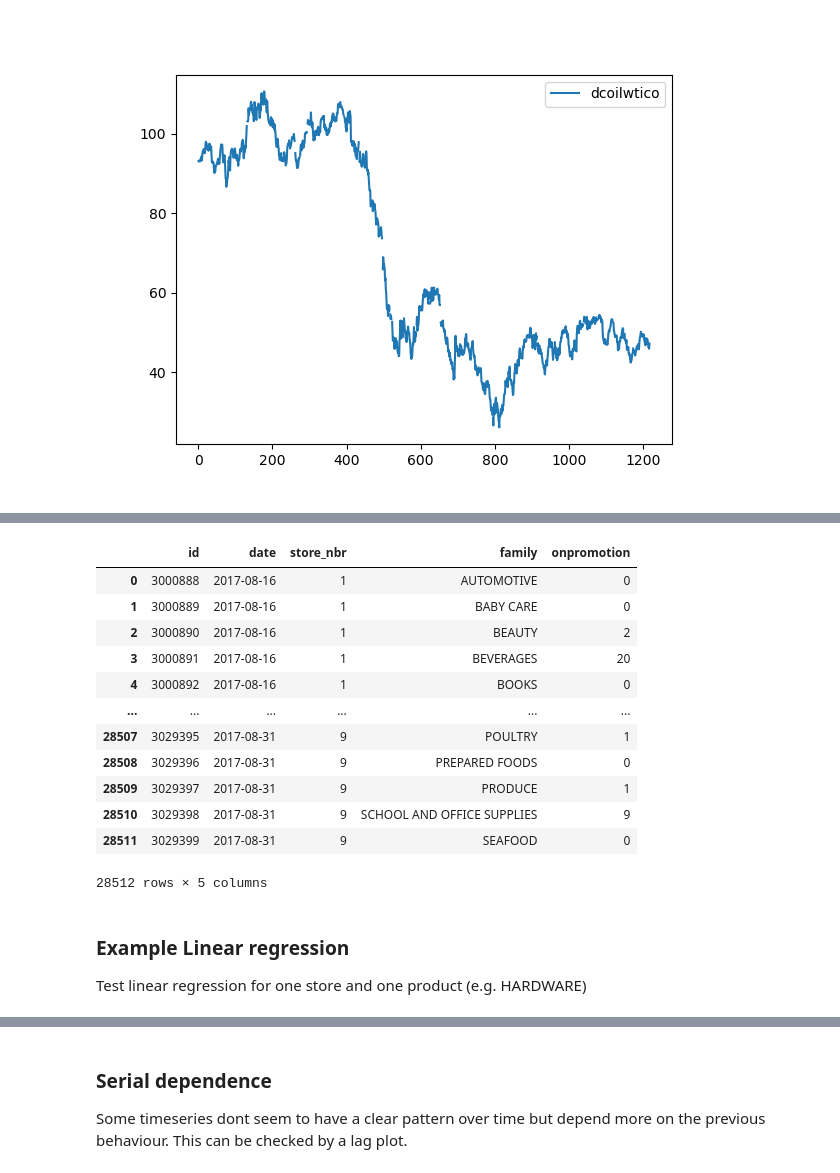
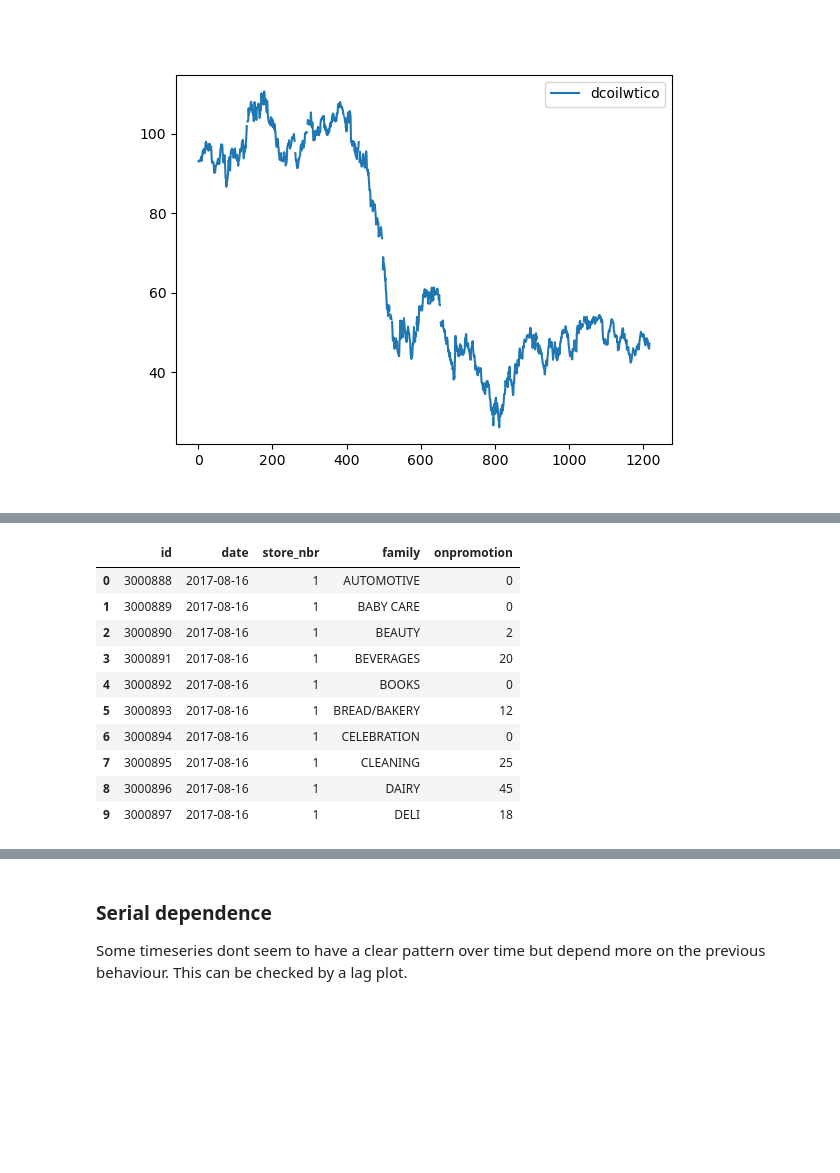
Before and after one commit to PGestrich/AML-Time-Series-Forecasting, a Jupyter notebook: visualize_data.ipynb, the cells around one changed output, grey strips where cells are left out. Saved outputs shown, nothing was run; the diff lists cells and outputs as text; code cells hidden in the pictures; blank space fills up the shorter version.

```diff
--- a/visualize_data.ipynb
+++ b/visualize_data.ipynb
@@ -58,19 +66,14 @@ train.loc[(train['store_nbr']==1) & (train['family']=='HARDWARE')].plot('date','
 # %%
-test
+test.head(10)
 # %% [output]
 |  | id | date | store_nbr | family | onpromotion |
 | 0 | 3000888 | 2017-08-16 | 1 | AUTOMOTIVE | 0 |
 | 1 | 3000889 | 2017-08-16 | 1 | BABY CARE | 0 |
 | 2 | 3000890 | 2017-08-16 | 1 | BEAUTY | 2 |
 | 3 | 3000891 | 2017-08-16 | 1 | BEVERAGES | 20 |
 | 4 | 3000892 | 2017-08-16 | 1 | BOOKS | 0 |
-| ... | ... | ... | ... | ... | ... |
-| 28507 | 3029395 | 2017-08-31 | 9 | POULTRY | 1 |
-| 28508 | 3029396 | 2017-08-31 | 9 | PREPARED FOODS | 0 |
-| 28509 | 3029397 | 2017-08-31 | 9 | PRODUCE | 1 |
-| 28510 | 3029398 | 2017-08-31 | 9 | SCHOOL AND OFFICE SUPPLIES | 9 |
-| 28511 | 3029399 | 2017-08-31 | 9 | SEAFOOD | 0 |
+| 5 | 3000893 | 2017-08-16 | 1 | BREAD/BAKERY | 12 |
+| 6 | 3000894 | 2017-08-16 | 1 | CELEBRATION | 0 |
+| 7 | 3000895 | 2017-08-16 | 1 | CLEANING | 25 |
+| 8 | 3000896 | 2017-08-16 | 1 | DAIRY | 45 |
+| 9 | 3000897 | 2017-08-16 | 1 | DELI | 18 |
-28512 rows × 5 columns
-# %% [markdown]
-### Example Linear regression
-Test linear regression for one store and one product (e.g. HARDWARE)
```
Also changed, not shown: parts of 10 cells of this notebook.
